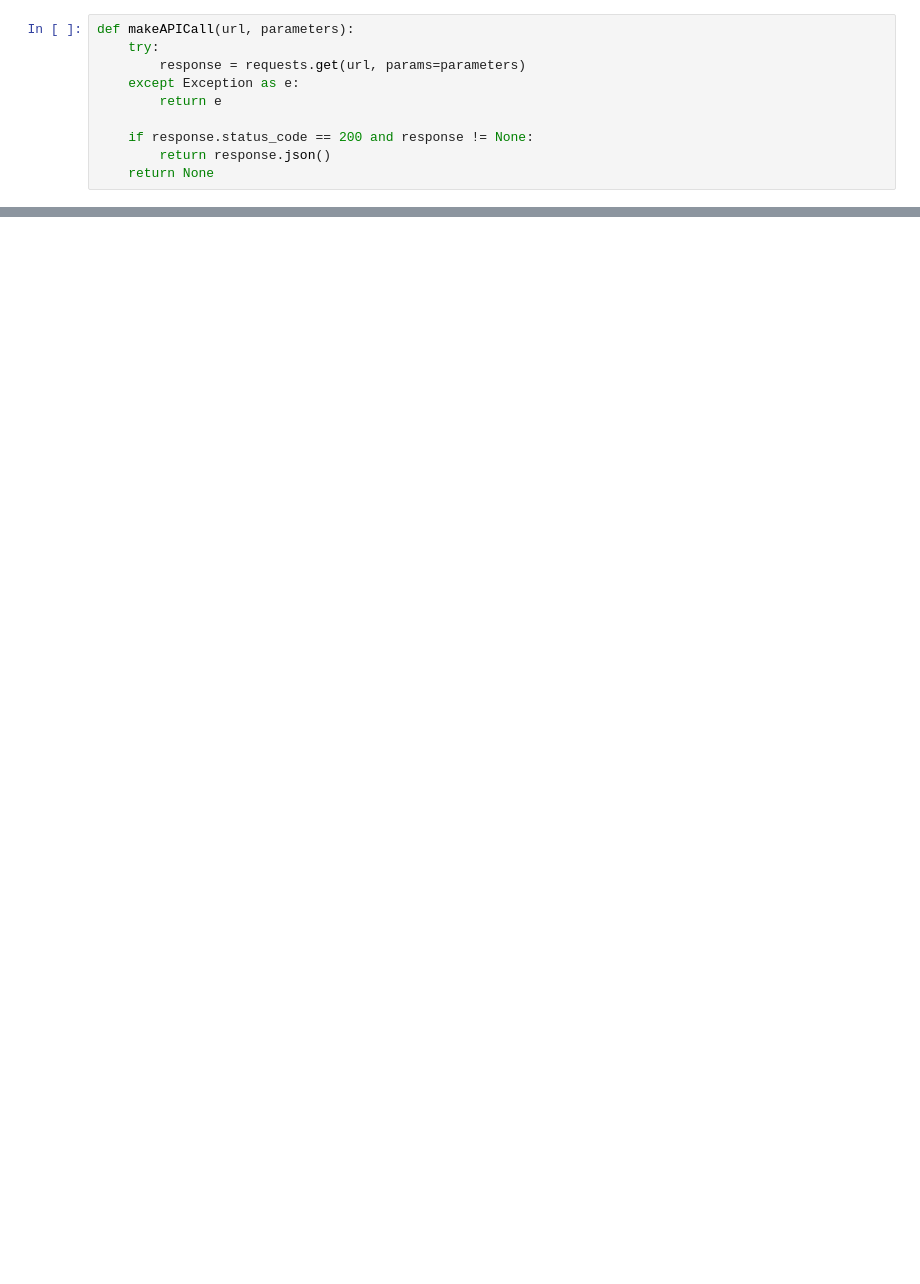
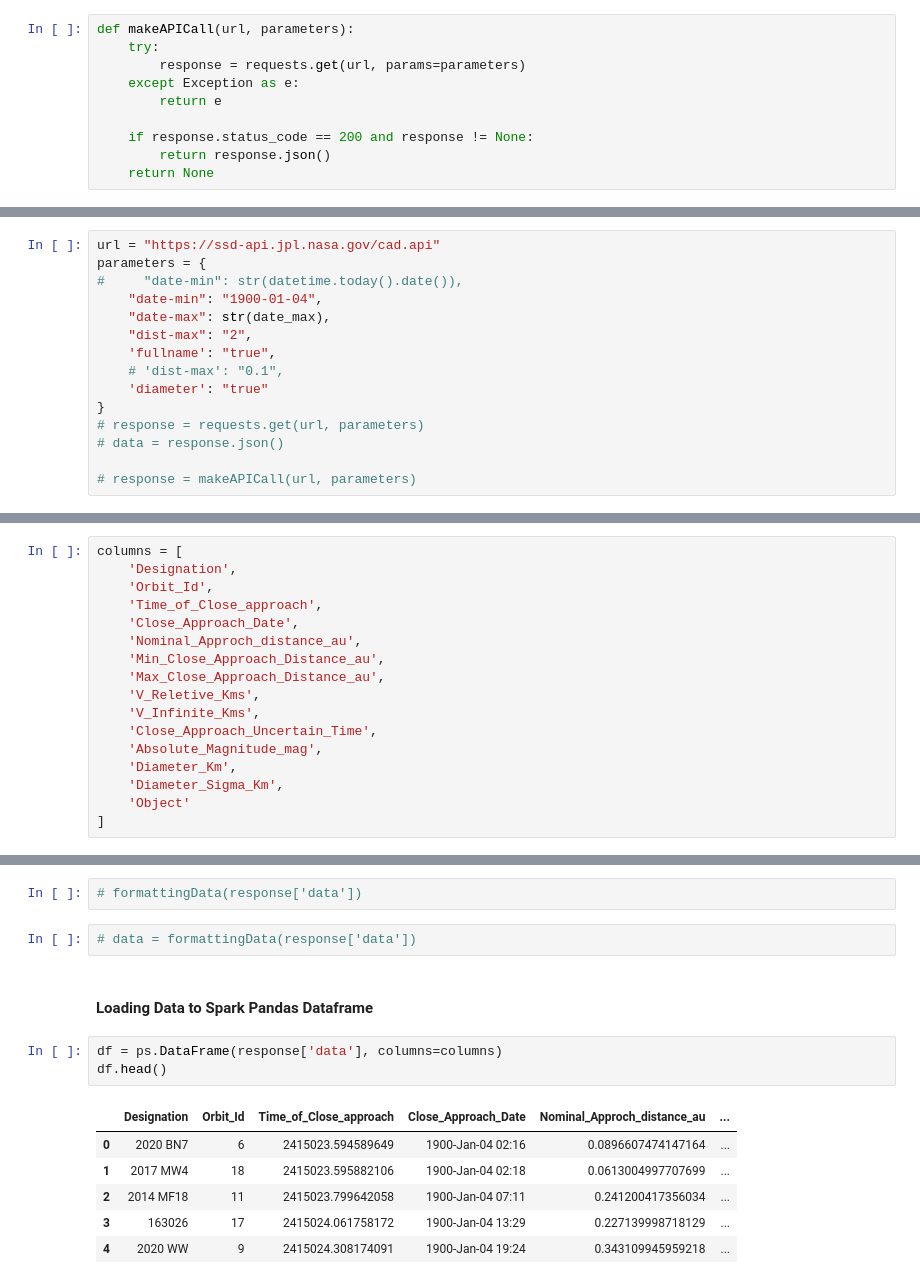
Before and after one commit to vaibhavgupta9877/CNEOS-Data, a Jupyter notebook: CNEOS-Data.ipynb, the cells around one changed output, grey strips where cells are left out. Cells and saved outputs as stored; diff of their text form; blank space fills up the shorter version.

```diff
--- a/CNEOS-Data.ipynb
+++ b/CNEOS-Data.ipynb
@@ -224,0 +49,15 @@ Py4JJavaError: An error occurred while calling o55.json.
+# %%
+url = "https://ssd-api.jpl.nasa.gov/cad.api"
+parameters = {
+#     "date-min": str(datetime.today().date()),
+    "date-min": "1900-01-04",
+    "date-max": str(date_max),
+    "dist-max": "2",
+    'fullname': "true",
+    # 'dist-max': "0.1",
+    'diameter': "true"
+}
+# response = requests.get(url, parameters)
+# data = response.json()
+
+# response = makeAPICall(url, parameters)
@@ -224,0 +120,17 @@ Py4JJavaError: An error occurred while calling o55.json.
+# %%
+columns = [
+    'Designation',
+    'Orbit_Id',
+    'Time_of_Close_approach',
+    'Close_Approach_Date',
+    'Nominal_Approch_distance_au',
+    'Min_Close_Approach_Distance_au',
+    'Max_Close_Approach_Distance_au',
+    'V_Reletive_Kms',
+    'V_Infinite_Kms',
+    'Close_Approach_Uncertain_Time',
+    'Absolute_Magnitude_mag',
+    'Diameter_Km',
+    'Diameter_Sigma_Km',
+    'Object'
+]
@@ -224,0 +146,16 @@ Py4JJavaError: An error occurred while calling o55.json.
+# %%
+# formattingData(response['data'])
+# %%
+# data = formattingData(response['data'])
+# %% [markdown]
+#### Loading Data to Spark Pandas Dataframe
+# %%
+df = ps.DataFrame(response['data'], columns=columns)
+df.head()
+# %% [output]
+|  | Designation | Orbit_Id | Time_of_Close_approach | Close_Approach_Date | Nominal_Approch_distance_au | ... |
+| 0 | 2020 BN7 | 6 | 2415023.594589649 | 1900-Jan-04 02:16 | 0.0896607474147164 | ... |
+| 1 | 2017 MW4 | 18 | 2415023.595882106 | 1900-Jan-04 02:18 | 0.0613004997707699 | ... |
+| 2 | 2014 MF18 | 11 | 2415023.799642058 | 1900-Jan-04 07:11 | 0.241200417356034 | ... |
+| 3 | 163026 | 17 | 2415024.061758172 | 1900-Jan-04 13:29 | 0.227139998718129 | ... |
+| 4 | 2020 WW | 9 | 2415024.308174091 | 1900-Jan-04 19:24 | 0.343109945959218 | ... |
```
Also changed, not shown: parts of 57 cells of this notebook.
